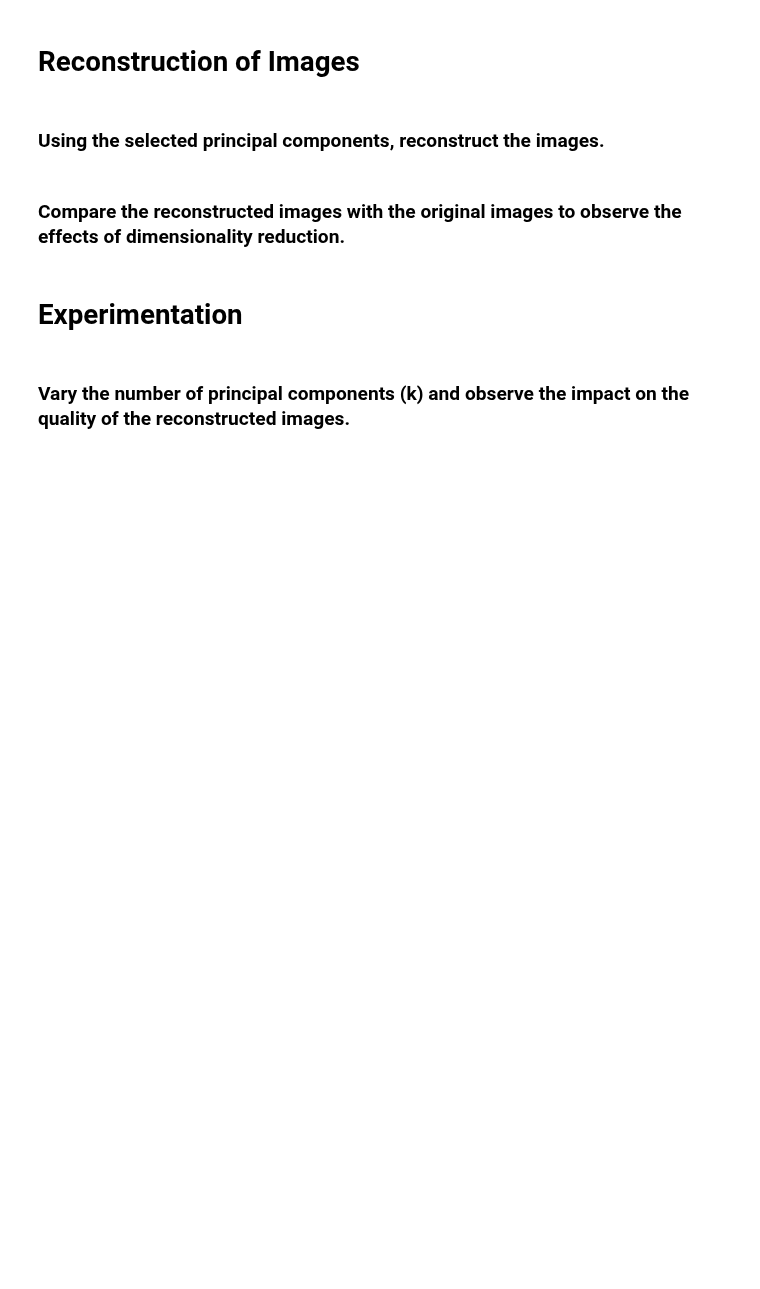
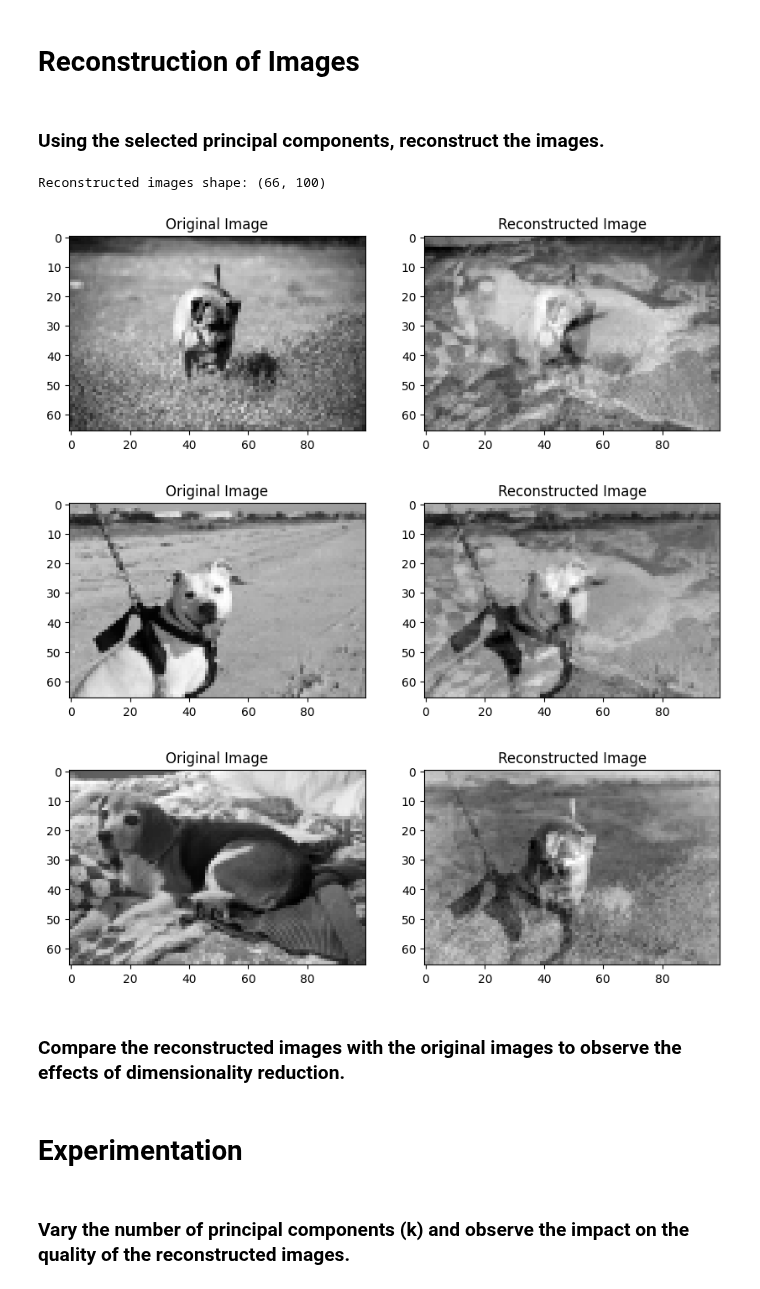
Before and after one commit to Anders-Stubberud/IT3212, a Jupyter notebook: assignment_2/anders_pca.ipynb, the cells around one changed output. Cells and saved outputs as stored; diff of their text form; code cells hidden in the pictures; blank space fills up the shorter version.

```diff
--- a/assignment_2/anders_pca.ipynb
+++ b/assignment_2/anders_pca.ipynb
@@ -18,2 +180,17 @@ Write a Python function to perform PCA on the images. Implement the following st
 # %% [markdown]
 ### Project the original images onto the lower-dimensional subspace defined by the selected principal components.
+# %%
+# Step 1: Flatten the original normalized images (if not done already)
+flattened_images = [image.flatten() for image in normalized_images]
+
+# Step 2: Stack the flattened images into a 2D matrix
+image_matrix = np.stack(flattened_images)
+
+# Step 3: Project the original data onto the top k eigenvectors (principal components)
+projected_data = np.dot(image_matrix, top_k_eigenvectors)
+
+# Step 4: Print the projected data shape (verification)
+print(f"Projected data shape: {projected_data.shape}")
+
+# Optional: Print the projected data
+print(projected_data)
@@ -21,6 +206,36 @@ Write a Python function to perform PCA on the images. Implement the following st
 # Reconstruction of Images
 # %% [markdown]
 ### Using the selected principal components, reconstruct the images.
+# %%
+# Step 1: Reconstruct the images by projecting back into the original space
+reconstructed_images = np.dot(projected_data, top_k_eigenvectors.T).real.astype(np.float32)
+
+# Step 2: Reshape the reconstructed data to form the images
+reconstructed_images = [reconstructed_image.reshape((height, width)) for reconstructed_image in reconstructed_images]
+
+# Step 3: Print the shape of the reconstructed images to verify
+print(f"Reconstructed images shape: {reconstructed_images[0].shape}")
+
+# Display original and reconstructed images side by side for comparison
+for i in range(len(reconstructed_images)):
+    plt.figure(figsize=(10, 5))
+
+    # Original image
+    plt.subplot(1, 2, 1)
+    plt.imshow(normalized_images[i], cmap='gray')
+    plt.title('Original Image')
+
+    # Reconstructed image
+    plt.subplot(1, 2, 2)
+    plt.imshow(reconstructed_images[i], cmap='gray')
+    plt.title('Reconstructed Image')
+
+    plt.show()
+# %% [output]
+Reconstructed images shape: (66, 100)
+[figure, added]
+[figure, added]
+[figure, added]
 # %% [markdown]
 ### Compare the reconstructed images with the original images to observe the effects of dimensionality reduction.
 # %% [markdown]
```
Also changed, not shown: parts of 10 cells of this notebook, 1 other file.
